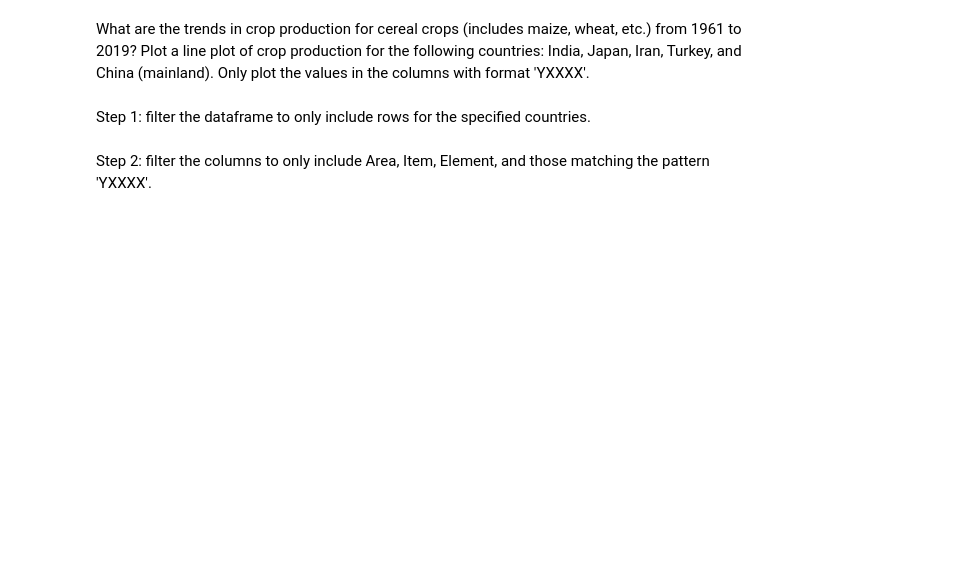
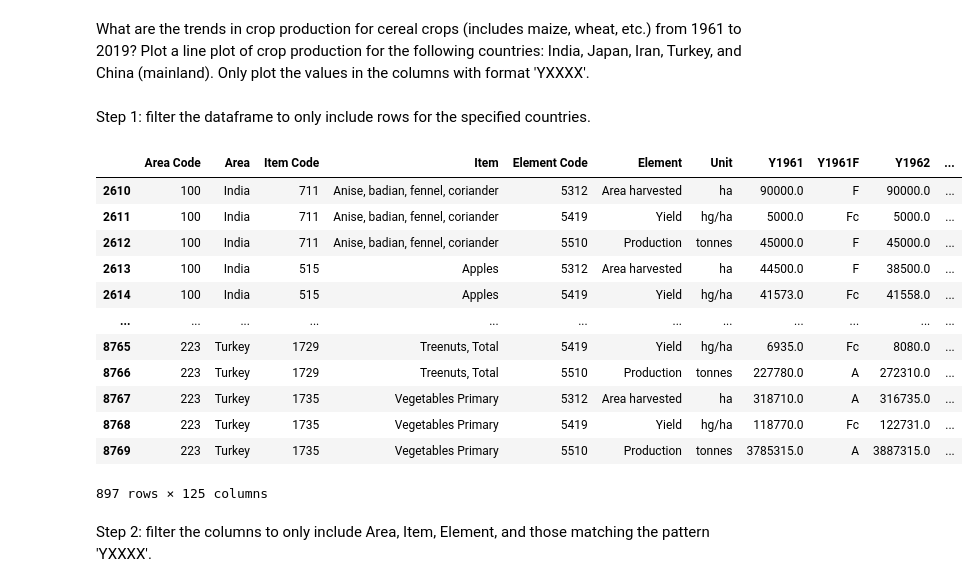
Before and after one commit to Sneberger/CSE572Lab1, a Jupyter notebook: Spring2024_CSE572_Lab1_Intro_to_Python_Pandas.ipynb, the cells around one changed output. Drawn from its saved outputs; the diff is of its cells as text; code cells hidden in the pictures; blank space fills up the shorter version.

```diff
--- a/Spring2024_CSE572_Lab1_Intro_to_Python_Pandas.ipynb
+++ b/Spring2024_CSE572_Lab1_Intro_to_Python_Pandas.ipynb
@@ -910,3 +1542,21 @@ sel_prod = prod[prod['Area'].isin(YOUR CODE HERE)]
+# %%
+specified_countries = ['India', 'Japan', 'Iran', 'Turkey', 'China (mainland)']
+sel_prod = prod[prod['Area'].isin(specified_countries)]
+sel_prod
+# %% [output]
+|  | Area Code | Area | Item Code | Item | Element Code | Element | Unit | Y1961 | Y1961F | Y1962 | ... |
+| 2610 | 100 | India | 711 | Anise, badian, fennel, coriander | 5312 | Area harvested | ha | 90000.0 | F | 90000.0 | ... |
+| 2611 | 100 | India | 711 | Anise, badian, fennel, coriander | 5419 | Yield | hg/ha | 5000.0 | Fc | 5000.0 | ... |
+| 2612 | 100 | India | 711 | Anise, badian, fennel, coriander | 5510 | Production | tonnes | 45000.0 | F | 45000.0 | ... |
+| 2613 | 100 | India | 515 | Apples | 5312 | Area harvested | ha | 44500.0 | F | 38500.0 | ... |
+| 2614 | 100 | India | 515 | Apples | 5419 | Yield | hg/ha | 41573.0 | Fc | 41558.0 | ... |
+| ... | ... | ... | ... | ... | ... | ... | ... | ... | ... | ... | ... |
+| 8765 | 223 | Turkey | 1729 | Treenuts, Total | 5419 | Yield | hg/ha | 6935.0 | Fc | 8080.0 | ... |
+| 8766 | 223 | Turkey | 1729 | Treenuts, Total | 5510 | Production | tonnes | 227780.0 | A | 272310.0 | ... |
+| 8767 | 223 | Turkey | 1735 | Vegetables Primary | 5312 | Area harvested | ha | 318710.0 | A | 316735.0 | ... |
+| 8768 | 223 | Turkey | 1735 | Vegetables Primary | 5419 | Yield | hg/ha | 118770.0 | Fc | 122731.0 | ... |
+| 8769 | 223 | Turkey | 1735 | Vegetables Primary | 5510 | Production | tonnes | 3785315.0 | A | 3887315.0 | ... |
+897 rows × 125 columns
 # %% [markdown]
 Step 2: filter the columns to only include Area, Item, Element, and those matching the pattern 'YXXXX'.
 # %%
```
Also changed, not shown: parts of 71 cells of this notebook.
